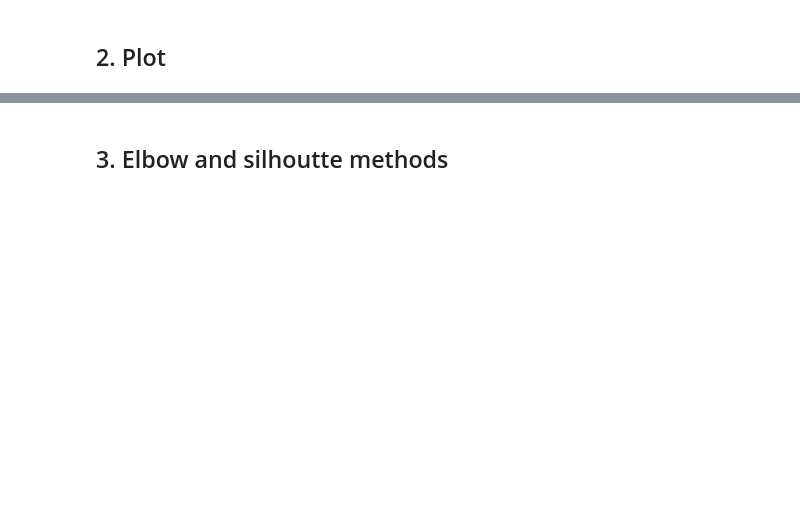
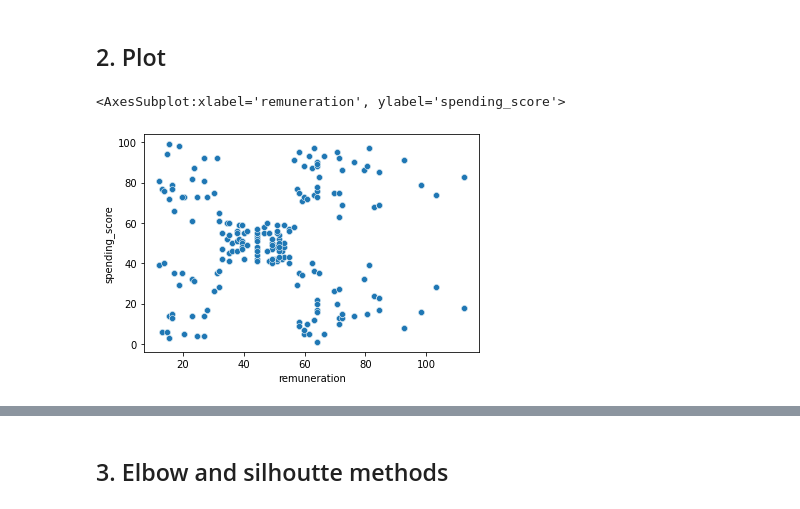
Before and after one commit to irina2621/LSE_DA301_Assignment, a Jupyter notebook: LSE_DA301_Assignment_Python_v1.ipynb, the cells around one changed output, grey strips where cells are left out. Cells and saved outputs as stored; diff of their text form; code cells hidden in the pictures; blank space fills up the shorter version.

```diff
--- a/LSE_DA301_Assignment_Python_v1.ipynb
+++ b/LSE_DA301_Assignment_Python_v1.ipynb
@@ -476,6 +704,7 @@ import warnings
 warnings.filterwarnings('ignore')
 # %%
 # Load the CSV file(s) as df2.
+df2 = pd.read_csv('reviews.csv')
 
-
-# View DataFrame.
+# View the DataFrame.
+df2.head()
@@ -482,5 +718,6 @@ warnings.filterwarnings('ignore')
 # %%
 # Drop unnecessary columns.
-
+df2 = df2.drop(['review', 'summary'], axis = 1)
 
 # View DataFrame.
+df2.head()
@@ -492,5 +763,16 @@ warnings.filterwarnings('ignore')
 ## 2. Plot
 # %%
 # Create a scatterplot with Seaborn.
+# Import Seaborn and Matplotlib.
+from matplotlib import pyplot as plt
+import seaborn as sns
+
+# Create a scatterplot with Seaborn.
+sns.scatterplot(x='remuneration',
+                y='spending_score',
+                data=df2)
+# %% [output]
+<AxesSubplot:xlabel='remuneration', ylabel='spending_score'>
+[figure, added]
 # %%
 # Create a pairplot with Seaborn.
```
Also changed, not shown: parts of 133 cells of this notebook.
